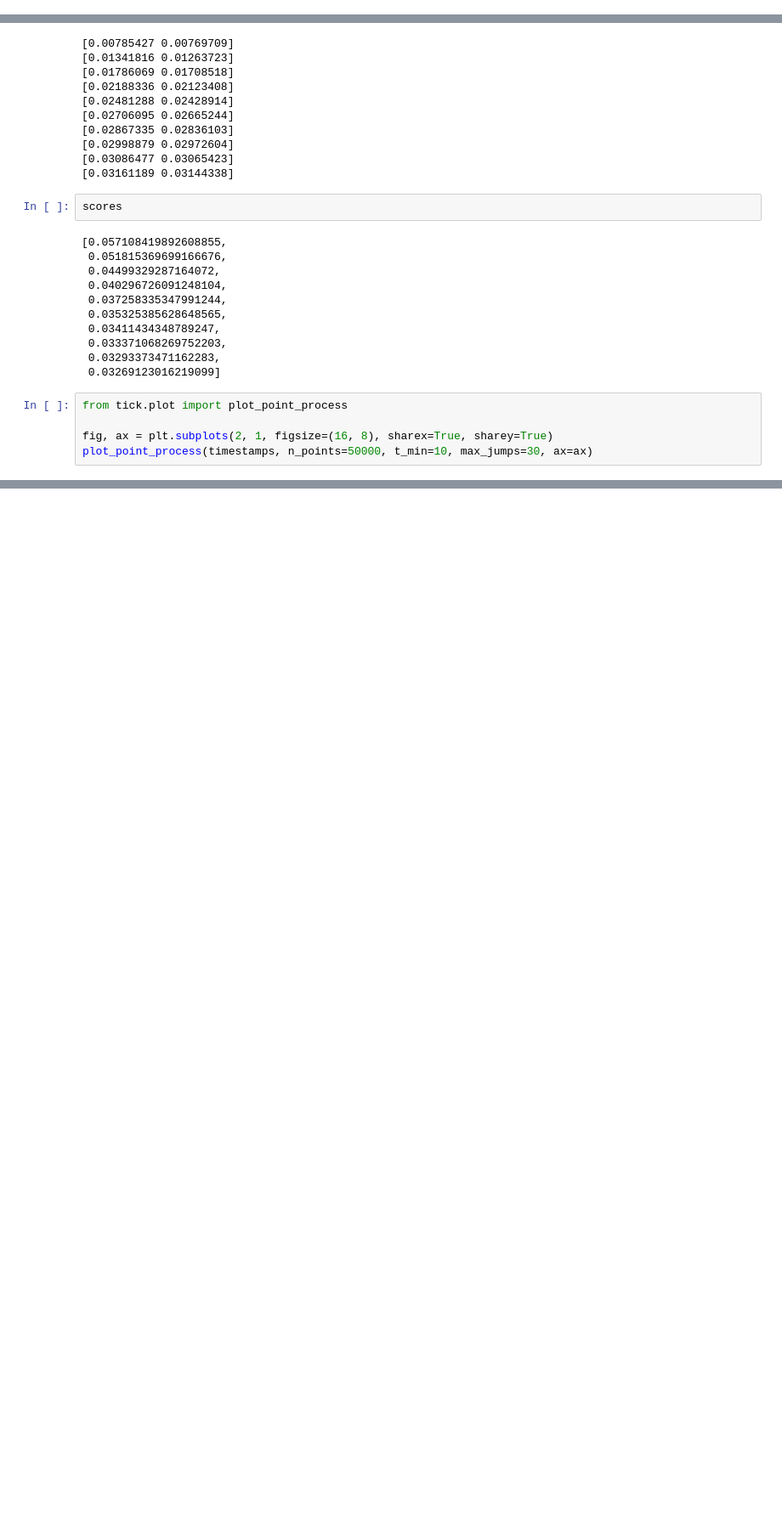
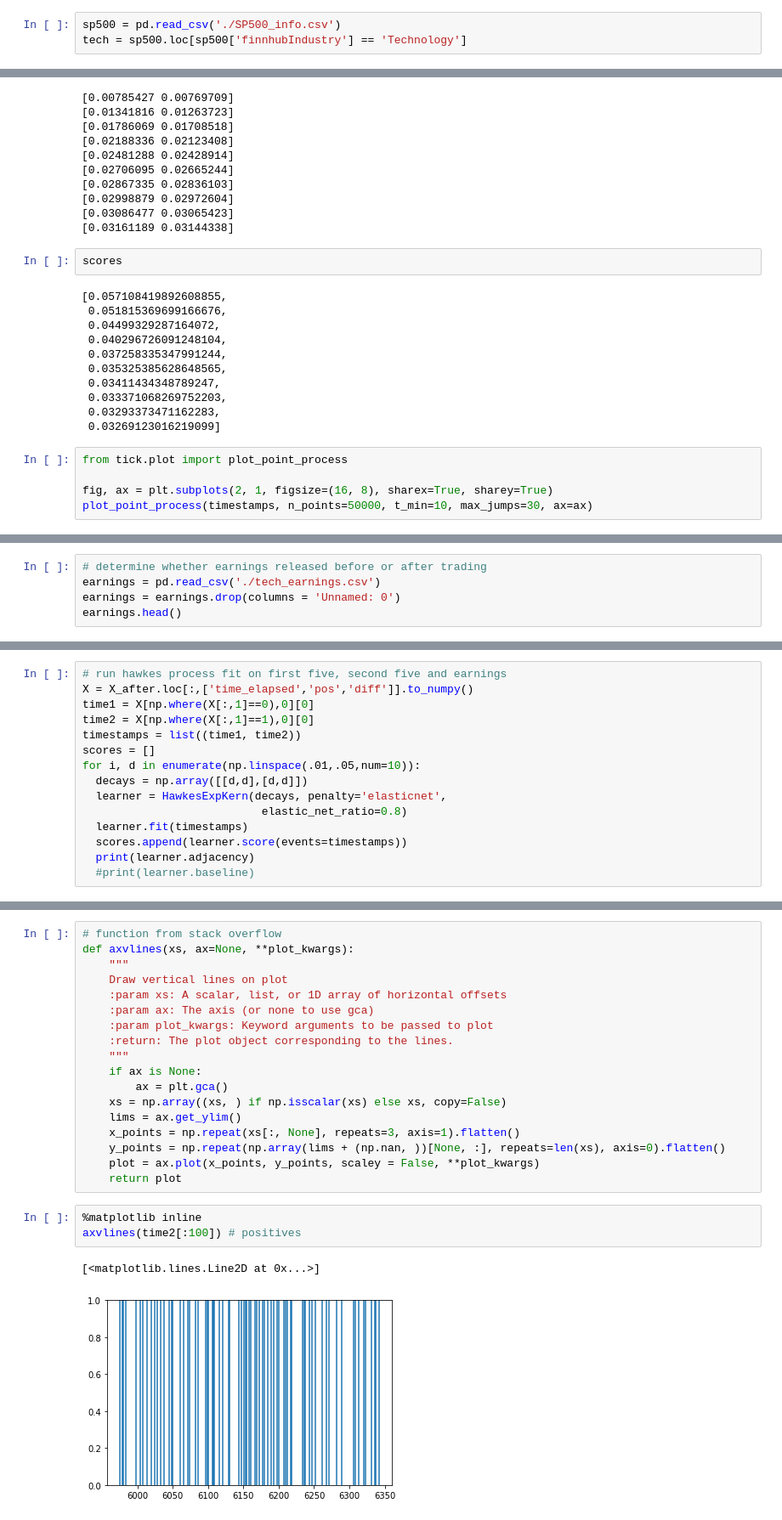
Before and after one commit to irrationomical/OOTM-Option-Pricing-with-Power-Laws-and-News, a Jupyter notebook: HawkesProcess.ipynb, the cells around one changed output, grey strips where cells are left out. Shown: that part at 85% size. Drawn from its saved outputs; the diff is of its cells as text; blank space fills up the shorter version.

```diff
--- a/HawkesProcess.ipynb
+++ b/HawkesProcess.ipynb
@@ -280,0 +248,3 @@ See the caveats in the documentation: https://pandas.pydata.org/pandas-docs/stab
+# %%
+sp500 = pd.read_csv('./SP500_info.csv')
+tech = sp500.loc[sp500['finnhubIndustry'] == 'Technology']
@@ -1128,0 +1202,5 @@ plot_point_process(timestamps, n_points=50000, t_min=10, max_jumps=30, ax=ax)
+# %%
+# determine whether earnings released before or after trading
+earnings = pd.read_csv('./tech_earnings.csv')
+earnings = earnings.drop(columns = 'Unnamed: 0')
+earnings.head()
@@ -1128,0 +1327,15 @@ plot_point_process(timestamps, n_points=50000, t_min=10, max_jumps=30, ax=ax)
+# %%
+# run hawkes process fit on first five, second five and earnings
+X = X_after.loc[:,['time_elapsed','pos','diff']].to_numpy()
+time1 = X[np.where(X[:,1]==0),0][0]
+time2 = X[np.where(X[:,1]==1),0][0]
+timestamps = list((time1, time2))
+scores = []
+for i, d in enumerate(np.linspace(.01,.05,num=10)):
+  decays = np.array([[d,d],[d,d]])
+  learner = HawkesExpKern(decays, penalty='elasticnet',
+                           elastic_net_ratio=0.8)
+  learner.fit(timestamps)
+  scores.append(learner.score(events=timestamps))
+  print(learner.adjacency)
+  #print(learner.baseline)
@@ -1128,0 +1376,24 @@ plot_point_process(timestamps, n_points=50000, t_min=10, max_jumps=30, ax=ax)
+# %%
+# function from stack overflow
+def axvlines(xs, ax=None, **plot_kwargs):
+    """
+    Draw vertical lines on plot
+    :param xs: A scalar, list, or 1D array of horizontal offsets
+    :param ax: The axis (or none to use gca)
+    :param plot_kwargs: Keyword arguments to be passed to plot
+    :return: The plot object corresponding to the lines.
+    """
+    if ax is None:
+        ax = plt.gca()
+    xs = np.array((xs, ) if np.isscalar(xs) else xs, copy=False)
+    lims = ax.get_ylim()
+    x_points = np.repeat(xs[:, None], repeats=3, axis=1).flatten()
+    y_points = np.repeat(np.array(lims + (np.nan, ))[None, :], repeats=len(xs), axis=0).flatten()
+    plot = ax.plot(x_points, y_points, scaley = False, **plot_kwargs)
+    return plot
+# %%
+%matplotlib inline
+axvlines(time2[:100]) # positives
+# %% [output]
+[<matplotlib.lines.Line2D at 0x...>]
+[figure, added]
```
Also changed, not shown: parts of 44 cells of this notebook.
